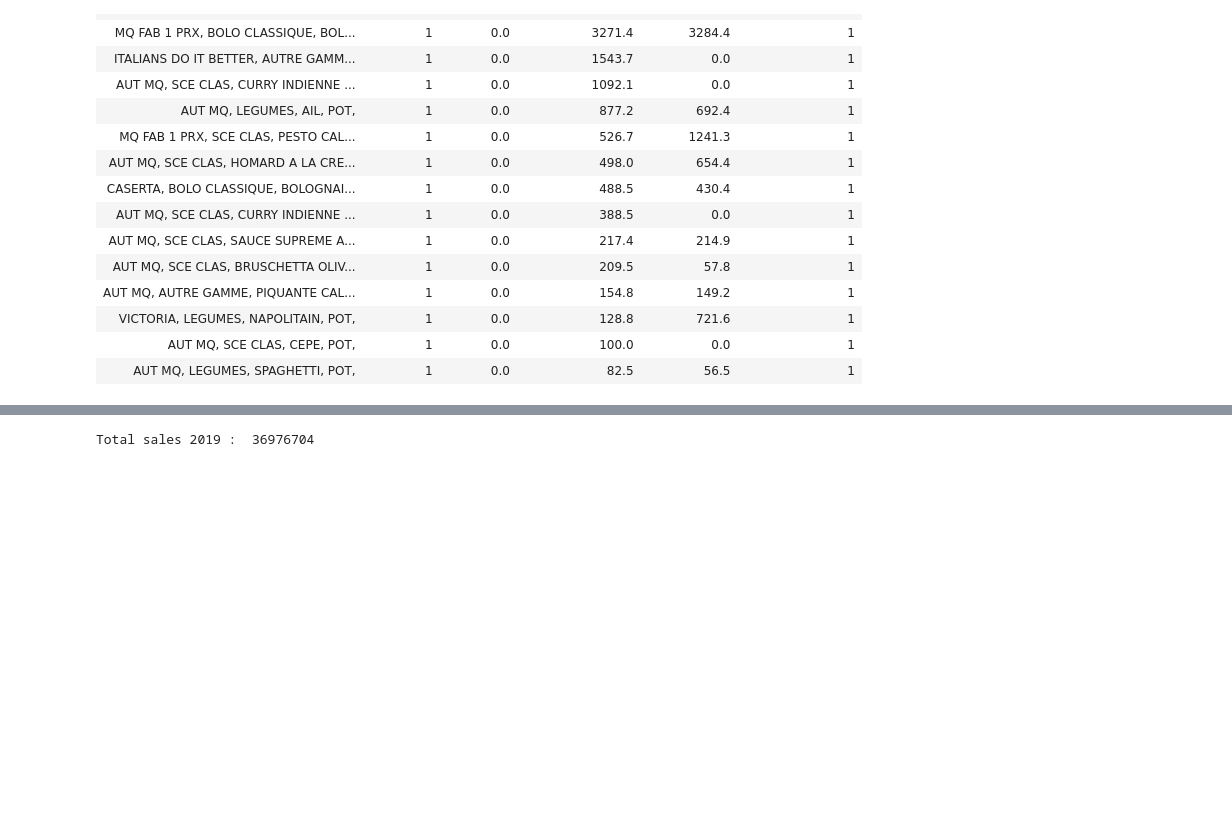
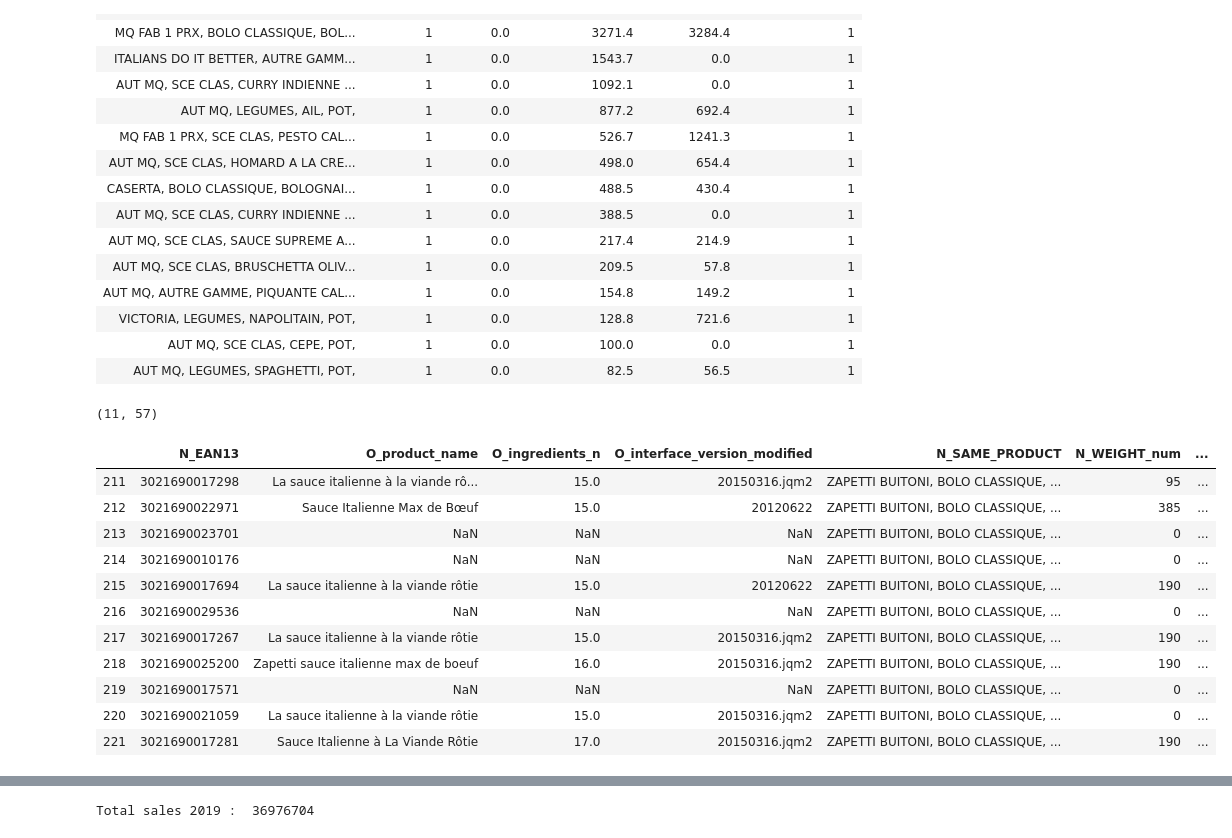
Before and after one commit to alex-toy/italians_do_it_better, a Jupyter notebook: Fusion_N_O.ipynb, the cells around one changed output, grey strips where cells are left out. Cells and saved outputs as stored; diff of their text form; code cells hidden in the pictures; blank space fills up the shorter version.

```diff
--- a/Fusion_N_O.ipynb
+++ b/Fusion_N_O.ipynb
@@ -410,4 +430,0 @@ df_M_SAME_PROD_MISSING.head(50).sort_values(by='N_DERNIER CAM',ascending=False).
-# %%
-df_M_SAME_PROD['BEST_EAN13']= ean13 du same_prod avec la dernière date de mise à jour (alternativement taux de completion le plus élevé)
-df_M_PROD['EAN13_SAME_PROD']= fautrécupérer si O_EAN13= pas trouvé => 'BEST EAN13'
-récupérer best EAN13 ssi
@@ -413,0 +443,27 @@ récupérer best EAN13 ssi
+# %%
+df_M_PROD['EAN13_PROXY'] =
+# %%
+temp = df_M_PROD[df_M_PROD['N_SAME_PRODUCT']=='ZAPETTI BUITONI, BOLO CLASSIQUE, ITALIEN, BTE FER, ']
+
+#temp = df_M_PROD[df_M_PROD['N_SAME_PRODUCT']=='PANZANI, BOLO CLASSIQUE, BOLOGNAISE, POT, '].sort_values(by='O_interface_version_modified')
+
+
+print(temp.shape)
+temp[['N_EAN13','O_product_name', 'O_ingredients_n' ,'O_date_modified', 'N_SAME_PRODUCT', 'N_WEIGHT_num', 'N_DERNIER CAM', 'N_MARQUE', 'N_GAMME', 'N_RECETTES', 'N_ORGANIC', 'N_FORMAT', 'N_EMBALLAGE']]
+
+
+for
+# %% [output]
+(11, 57)
+|  | N_EAN13 | O_product_name | O_ingredients_n | O_interface_version_modified | N_SAME_PRODUCT | N_WEIGHT_num | ... |
+| 211 | 3021690017298 | La sauce italienne à la viande rô... | 15.0 | 20150316.jqm2 | ZAPETTI BUITONI, BOLO CLASSIQUE, ... | 95 | ... |
+| 212 | 3021690022971 | Sauce Italienne Max de Bœuf | 15.0 | 20120622 | ZAPETTI BUITONI, BOLO CLASSIQUE, ... | 385 | ... |
+| 213 | 3021690023701 | NaN | NaN | NaN | ZAPETTI BUITONI, BOLO CLASSIQUE, ... | 0 | ... |
+| 214 | 3021690010176 | NaN | NaN | NaN | ZAPETTI BUITONI, BOLO CLASSIQUE, ... | 0 | ... |
+| 215 | 3021690017694 | La sauce italienne à la viande rôtie | 15.0 | 20120622 | ZAPETTI BUITONI, BOLO CLASSIQUE, ... | 190 | ... |
+| 216 | 3021690029536 | NaN | NaN | NaN | ZAPETTI BUITONI, BOLO CLASSIQUE, ... | 0 | ... |
+| 217 | 3021690017267 | La sauce italienne à la viande rôtie | 15.0 | 20150316.jqm2 | ZAPETTI BUITONI, BOLO CLASSIQUE, ... | 190 | ... |
+| 218 | 3021690025200 | Zapetti sauce italienne max de boeuf | 16.0 | 20150316.jqm2 | ZAPETTI BUITONI, BOLO CLASSIQUE, ... | 190 | ... |
+| 219 | 3021690017571 | NaN | NaN | NaN | ZAPETTI BUITONI, BOLO CLASSIQUE, ... | 0 | ... |
+| 220 | 3021690021059 | La sauce italienne à la viande rôtie | 15.0 | 20150316.jqm2 | ZAPETTI BUITONI, BOLO CLASSIQUE, ... | 0 | ... |
+| 221 | 3021690017281 | Sauce Italienne à La Viande Rôtie | 17.0 | 20150316.jqm2 | ZAPETTI BUITONI, BOLO CLASSIQUE, ... | 190 | ... |
```
Also changed, not shown: parts of 10 cells of this notebook, 4 other files.
